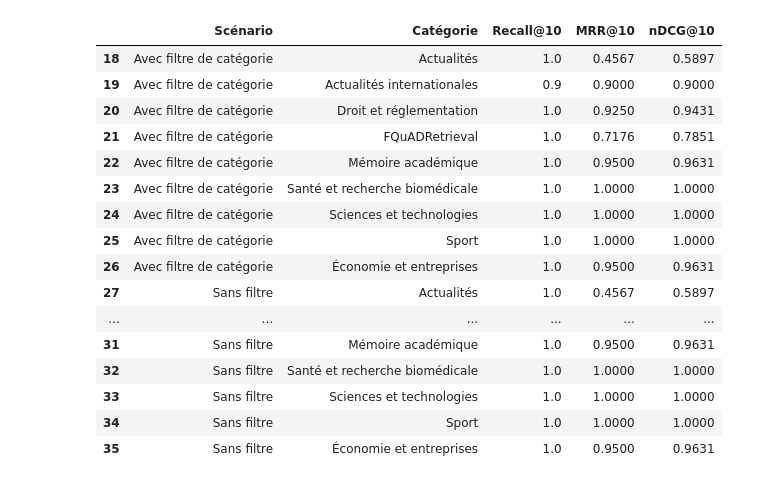
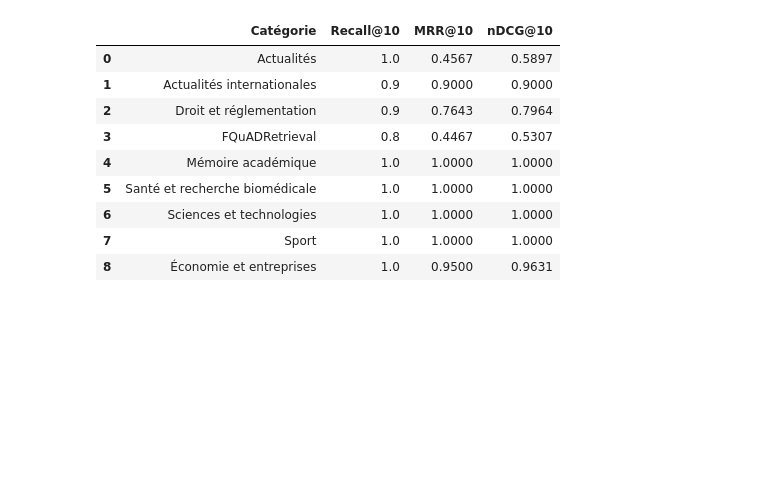
Before and after one commit to Kouraogo22/Projet_vectoriel-, a Jupyter notebook: notebooks/evaluation.ipynb, the cells around one changed output. Saved outputs shown, nothing was run; the diff lists cells and outputs as text; code cells hidden in the pictures; blank space fills up the shorter version.

```diff
--- a/notebooks/evaluation.ipynb
+++ b/notebooks/evaluation.ipynb
@@ -5,15 +7,12 @@ L'évaluation porte sur le corpus équilibré de **900 documents**. Elle compare
 # %%
 from pathlib import Path
-import sys
+import json
 import pandas as pd
 import matplotlib.pyplot as plt
-
 ROOT = Path.cwd()
-if not (ROOT / 'evaluation').exists():
-    ROOT = ROOT.parent
-sys.path.insert(0, str(ROOT))
-
-from evaluation.evaluate_balanced_collection import main
-
-main()
+if not (ROOT / 'src').exists(): ROOT = ROOT.parent
+RESULTS = ROOT / 'evaluation/results/chapter4_selected'
+manifest = json.loads((RESULTS/'protocol_comparison_manifest.json').read_text())
+print('Collection :', manifest['collection'])
+print('Taille retenue :', manifest['chunk_size'], 'mots ; chevauchement inclus :', manifest['chunk_overlap'])
 # %% [output]
@@ -38,7 +33,9 @@ Résultats par catégorie à K=10 :
 # %%
-RESULTS = ROOT / 'evaluation' / 'results'
-summary = pd.read_csv(RESULTS / 'protocol_comparison_summary_metrics.csv')
-summary_at_10 = summary[['Méthode', 'Scénario', 'Precision@10', 'Recall@10', 'MRR@10', 'nDCG@10', 'Temps (ms)']].copy()
+summary=pd.read_csv(RESULTS/'protocol_comparison_summary_metrics.csv')
+observations=pd.read_csv(RESULTS/'protocol_comparison_detailed_metrics.csv')
+assert len(observations)==90*3*2
+for _, group in observations.groupby(['Méthode','Scénario']): assert len(group)==90
+summary_at_10=summary[['Méthode','Scénario','Precision@10','Recall@10','MRR@10','nDCG@10','Temps (ms)']]
 display(summary_at_10.round(4))
 # %% [output]
 |  | Méthode | Scénario | Precision@10 | Recall@10 | MRR@10 | nDCG@10 | Temps (ms) |
@@ -72,22 +55,14 @@ plt.show()
 # %%
-category_metrics = pd.read_csv(RESULTS / 'protocol_comparison_category_metrics_at_10.csv')
-hybrid_by_category = category_metrics[category_metrics['Méthode'] == 'Recherche hybride'][['Scénario', 'Catégorie', 'Recall@10', 'MRR@10', 'nDCG@10']]
-display(hybrid_by_category.round(4))
+category_metrics=pd.read_csv(RESULTS/'protocol_comparison_category_metrics_at_10.csv')
+display(category_metrics[(category_metrics['Méthode']=='Qdrant vectoriel') & (category_metrics['Scénario']=='Avec filtre de catégorie')][['Catégorie','Recall@10','MRR@10','nDCG@10']].round(4))
 # %% [output]
-|  | Scénario | Catégorie | Recall@10 | MRR@10 | nDCG@10 |
-| 18 | Avec filtre de catégorie | Actualités | 1.0 | 0.4567 | 0.5897 |
-| 19 | Avec filtre de catégorie | Actualités internationales | 0.9 | 0.9000 | 0.9000 |
-| 20 | Avec filtre de catégorie | Droit et réglementation | 1.0 | 0.9250 | 0.9431 |
-| 21 | Avec filtre de catégorie | FQuADRetrieval | 1.0 | 0.7176 | 0.7851 |
-| 22 | Avec filtre de catégorie | Mémoire académique | 1.0 | 0.9500 | 0.9631 |
-| 23 | Avec filtre de catégorie | Santé et recherche biomédicale | 1.0 | 1.0000 | 1.0000 |
-| 24 | Avec filtre de catégorie | Sciences et technologies | 1.0 | 1.0000 | 1.0000 |
-| 25 | Avec filtre de catégorie | Sport | 1.0 | 1.0000 | 1.0000 |
-| 26 | Avec filtre de catégorie | Économie et entreprises | 1.0 | 0.9500 | 0.9631 |
-| 27 | Sans filtre | Actualités | 1.0 | 0.4567 | 0.5897 |
-| ... | ... | ... | ... | ... | ... |
-| 31 | Sans filtre | Mémoire académique | 1.0 | 0.9500 | 0.9631 |
-| 32 | Sans filtre | Santé et recherche biomédicale | 1.0 | 1.0000 | 1.0000 |
-| 33 | Sans filtre | Sciences et technologies | 1.0 | 1.0000 | 1.0000 |
-| 34 | Sans filtre | Sport | 1.0 | 1.0000 | 1.0000 |
-| 35 | Sans filtre | Économie et entreprises | 1.0 | 0.9500 | 0.9631 |
+|  | Catégorie | Recall@10 | MRR@10 | nDCG@10 |
+| 0 | Actualités | 1.0 | 0.4567 | 0.5897 |
+| 1 | Actualités internationales | 0.9 | 0.9000 | 0.9000 |
+| 2 | Droit et réglementation | 0.9 | 0.7643 | 0.7964 |
+| 3 | FQuADRetrieval | 0.8 | 0.4467 | 0.5307 |
+| 4 | Mémoire académique | 1.0 | 1.0000 | 1.0000 |
+| 5 | Santé et recherche biomédicale | 1.0 | 1.0000 | 1.0000 |
+| 6 | Sciences et technologies | 1.0 | 1.0000 | 1.0000 |
+| 7 | Sport | 1.0 | 1.0000 | 1.0000 |
+| 8 | Économie et entreprises | 1.0 | 0.9500 | 0.9631 |
```
Also changed, not shown: parts of 9 cells of this notebook, 12 other files.
